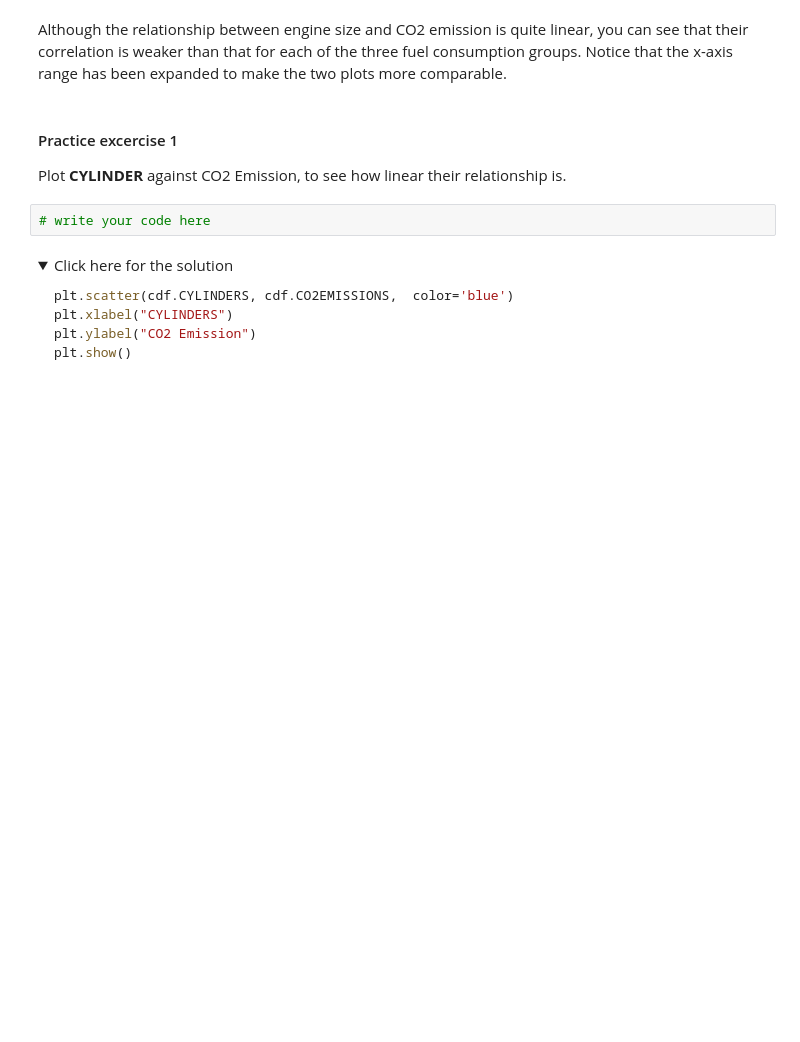
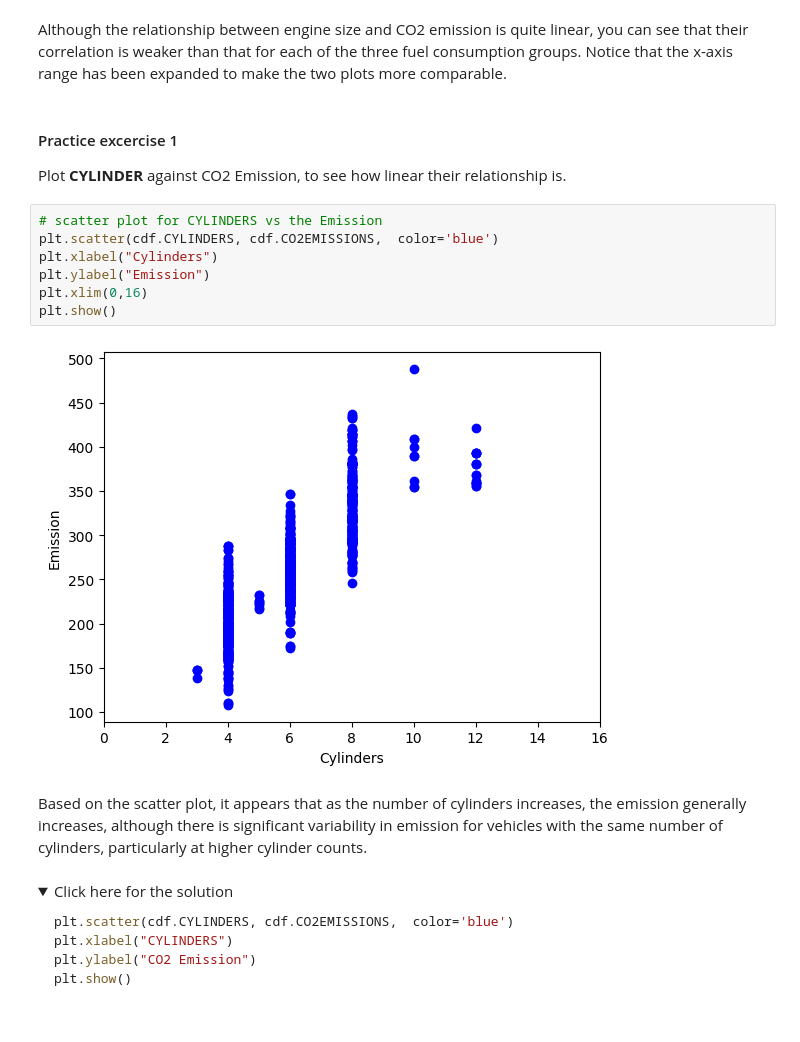
Before and after one commit to abbas829/machine_learning_practice, a Jupyter notebook: Simple-Linear-Regression.ipynb, the cells around one changed output. Drawn from its saved outputs; the diff is of its cells as text; folded sections open; blank space fills up the shorter version.

```diff
--- a/Simple-Linear-Regression.ipynb
+++ b/Simple-Linear-Regression.ipynb
@@ -116,8 +143,18 @@ Although the relationship between engine size and CO2 emission is quite linear,
 # %% [markdown]
 #### Practice excercise 1
 Plot __CYLINDER__ against CO2 Emission, to see how linear their relationship is.
-# %%
-# write your code here
+# %%
+# scatter plot for CYLINDERS vs the Emission
+plt.scatter(cdf.CYLINDERS, cdf.CO2EMISSIONS,  color='blue')
+plt.xlabel("Cylinders")
+plt.ylabel("Emission")
+plt.xlim(0,16)
+plt.show()
+# %% [output]
+[figure, added]
+# %% [markdown]
+
+Based on the scatter plot, it appears that as the number of cylinders increases, the emission generally increases, although there is significant variability in emission for vehicles with the same number of cylinders, particularly at higher cylinder counts.
 # %% [markdown]
 <details><summary>Click here for the solution</summary>
 
```
Also changed, not shown: parts of 22 cells of this notebook, 1 other file.
